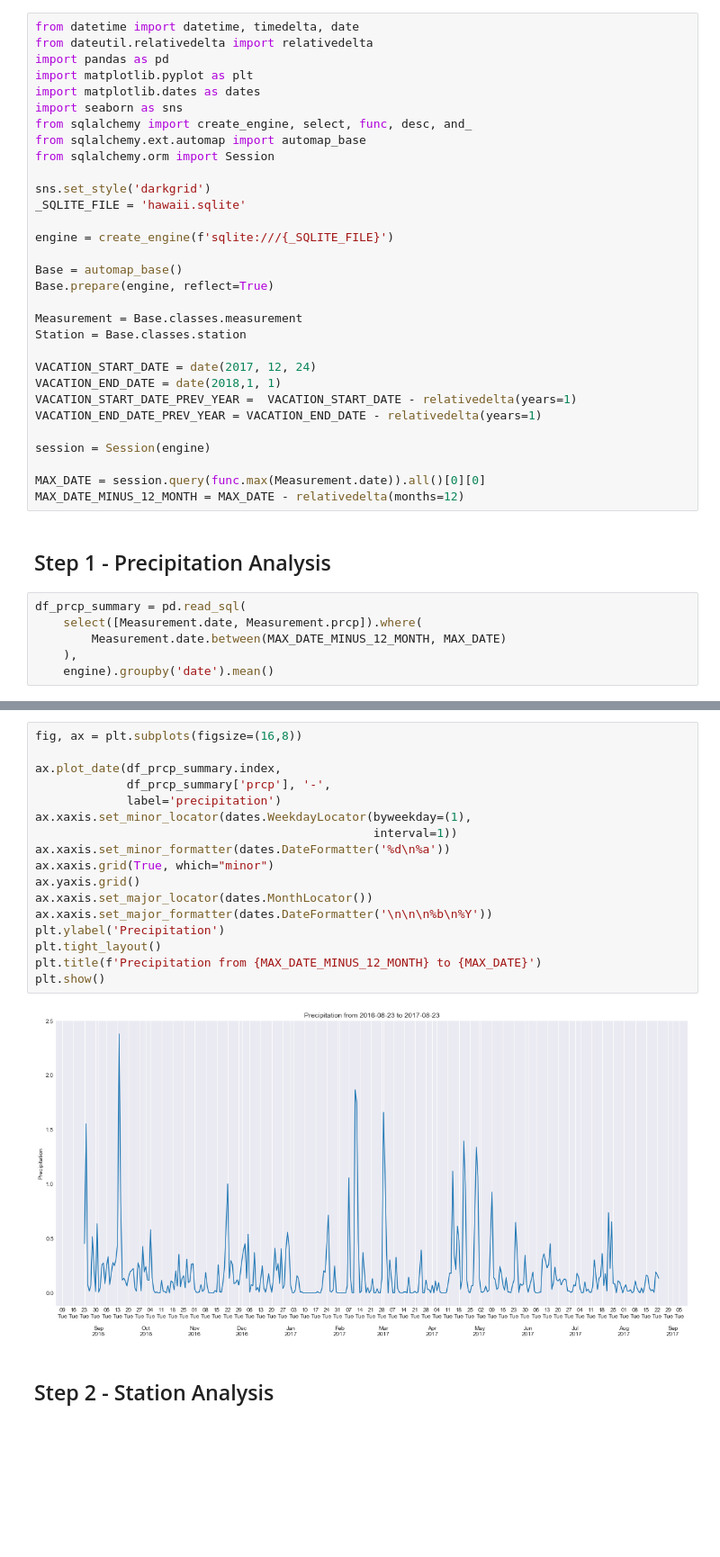
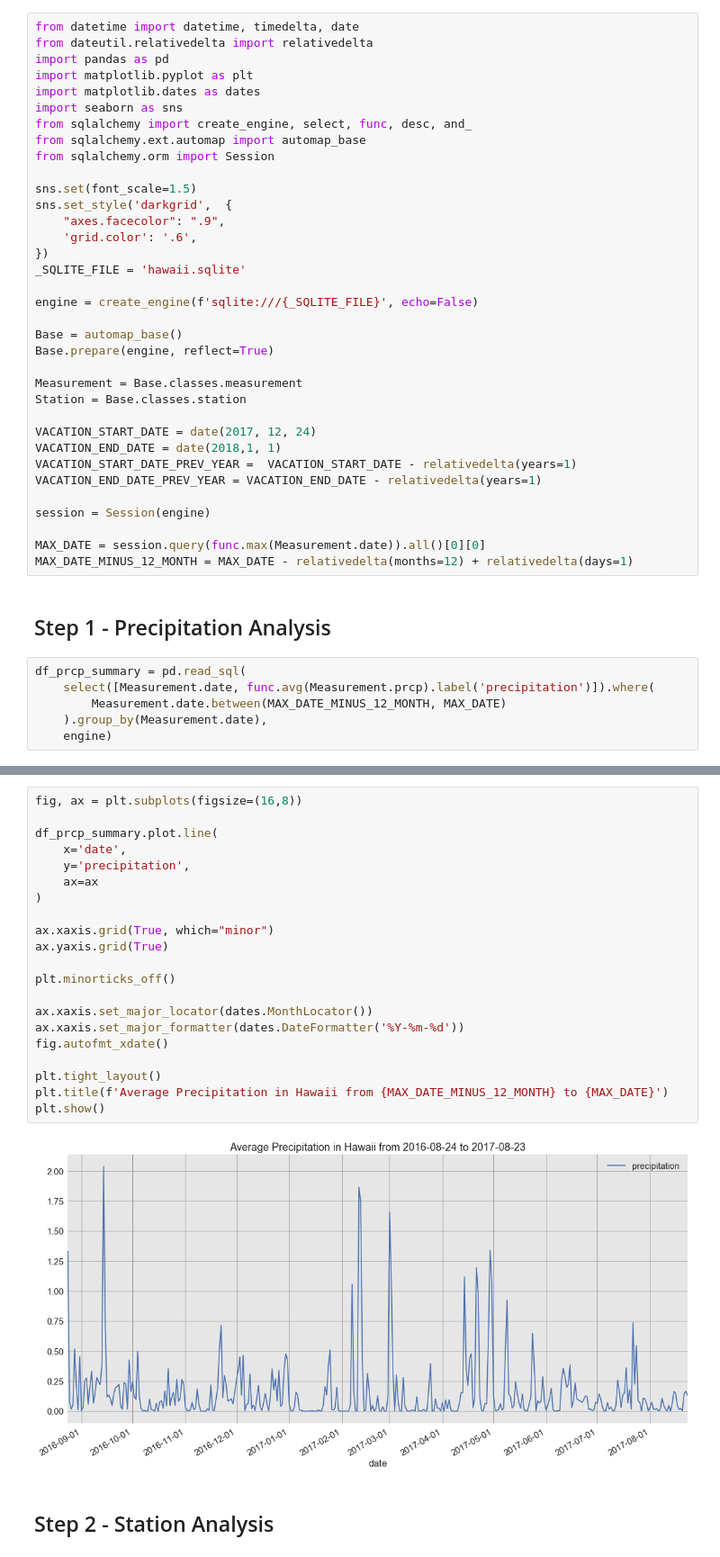
Before and after one commit to feng443/RUDSWeek11DataStoreRetrieve, a Jupyter notebook: climate_analysis.ipynb, the cells around one changed output, grey strips where cells are left out. Shown at 90% size. Drawn from its saved outputs; the diff is of its cells as text; blank space fills up the shorter version.

```diff
--- a/climate_analysis.ipynb
+++ b/climate_analysis.ipynb
@@ -15,10 +13,14 @@ from sqlalchemy import create_engine, select, func, desc, and_
 from sqlalchemy.ext.automap import automap_base
 from sqlalchemy.orm import Session
 
-sns.set_style('darkgrid')
+sns.set(font_scale=1.5)
+sns.set_style('darkgrid',  {
+    "axes.facecolor": ".9",
+    'grid.color': '.6',
+})
 _SQLITE_FILE = 'hawaii.sqlite'
 
-engine = create_engine(f'sqlite:///{_SQLITE_FILE}')
+engine = create_engine(f'sqlite:///{_SQLITE_FILE}', echo=False)
 
 Base = automap_base()
 Base.prepare(engine, reflect=True)
@@ -34,13 +36,13 @@ VACATION_END_DATE_PREV_YEAR = VACATION_END_DATE - relativedelta(years=1)
 session = Session(engine)
 
 MAX_DATE = session.query(func.max(Measurement.date)).all()[0][0]
-MAX_DATE_MINUS_12_MONTH = MAX_DATE - relativedelta(months=12)
+MAX_DATE_MINUS_12_MONTH = MAX_DATE - relativedelta(months=12) + relativedelta(days=1)
 # %% [markdown]
 ## Step 1 - Precipitation Analysis
 # %%
 df_prcp_summary = pd.read_sql(
-    select([Measurement.date, Measurement.prcp]).where(
+    select([Measurement.date, func.avg(Measurement.prcp).label('precipitation')]).where(
         Measurement.date.between(MAX_DATE_MINUS_12_MONTH, MAX_DATE)
-    ),
-    engine).groupby('date').mean()
+    ).group_by(Measurement.date),
+    engine)
 # %%
@@ -58,22 +67,26 @@ df_prcp_summary.describe()
 # %%
 fig, ax = plt.subplots(figsize=(16,8))
 
-ax.plot_date(df_prcp_summary.index,
-             df_prcp_summary['prcp'], '-',
-             label='precipitation')
-ax.xaxis.set_minor_locator(dates.WeekdayLocator(byweekday=(1),
-                                                interval=1))
-ax.xaxis.set_minor_formatter(dates.DateFormatter('%d\n%a'))
+df_prcp_summary.plot.line(
+    x='date',
+    y='precipitation',
+    ax=ax
+)
+
 ax.xaxis.grid(True, which="minor")
-ax.yaxis.grid()
+ax.yaxis.grid(True)
+
+plt.minorticks_off()
+
 ax.xaxis.set_major_locator(dates.MonthLocator())
-ax.xaxis.set_major_formatter(dates.DateFormatter('\n\n\n%b\n%Y'))
-plt.ylabel('Precipitation')
+ax.xaxis.set_major_formatter(dates.DateFormatter('%Y-%m-%d'))
+fig.autofmt_xdate()
+
 plt.tight_layout()
-plt.title(f'Precipitation from {MAX_DATE_MINUS_12_MONTH} to {MAX_DATE}')
+plt.title(f'Average Precipitation in Hawaii from {MAX_DATE_MINUS_12_MONTH} to {MAX_DATE}')
 plt.show()
 # %% [output]
-[figure, old version]
+[figure, new version]
 # %% [markdown]
 ## Step 2 - Station Analysis
 # %% [markdown]
```
Also changed, not shown: parts of 13 cells of this notebook, 3 other files.
